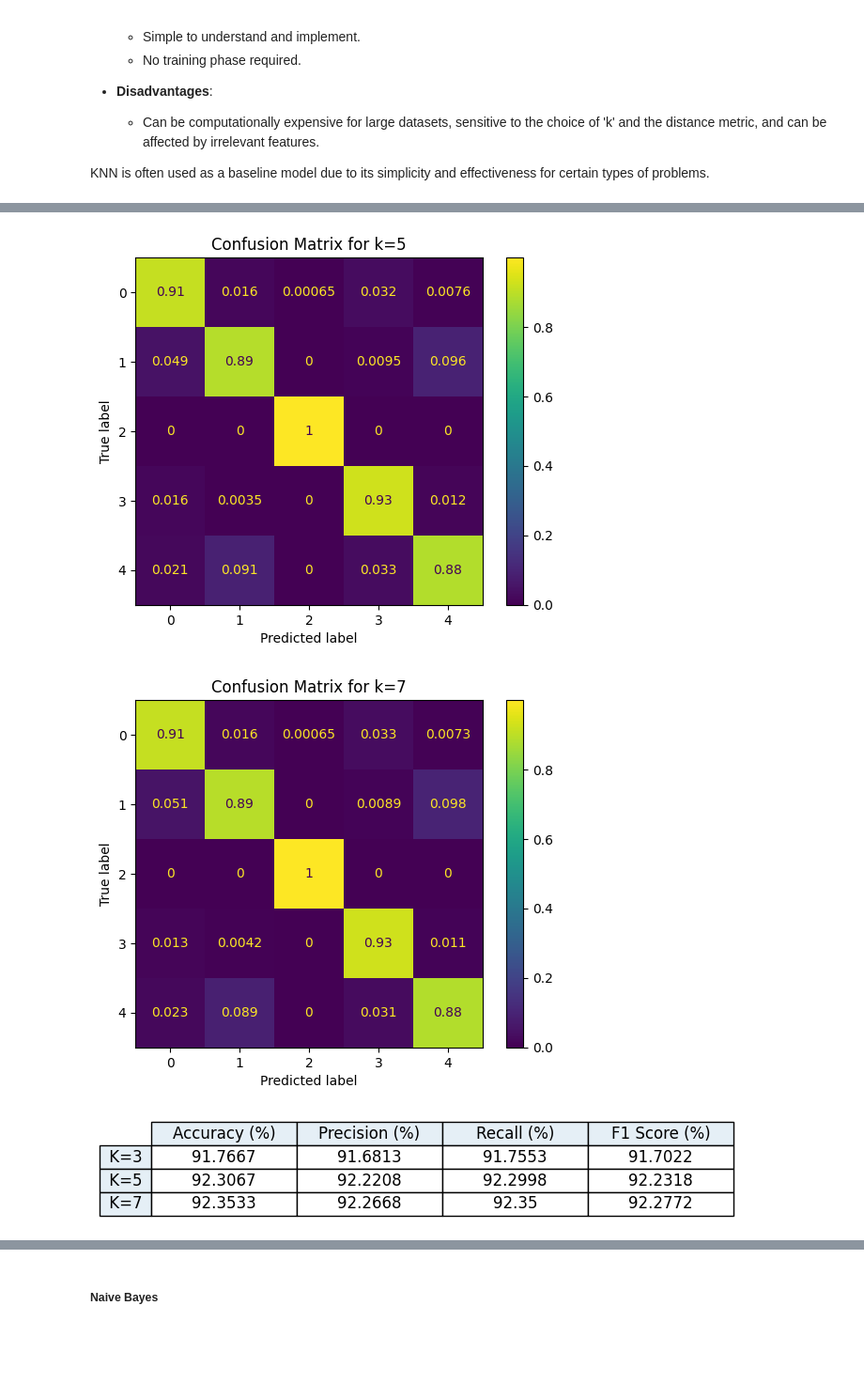
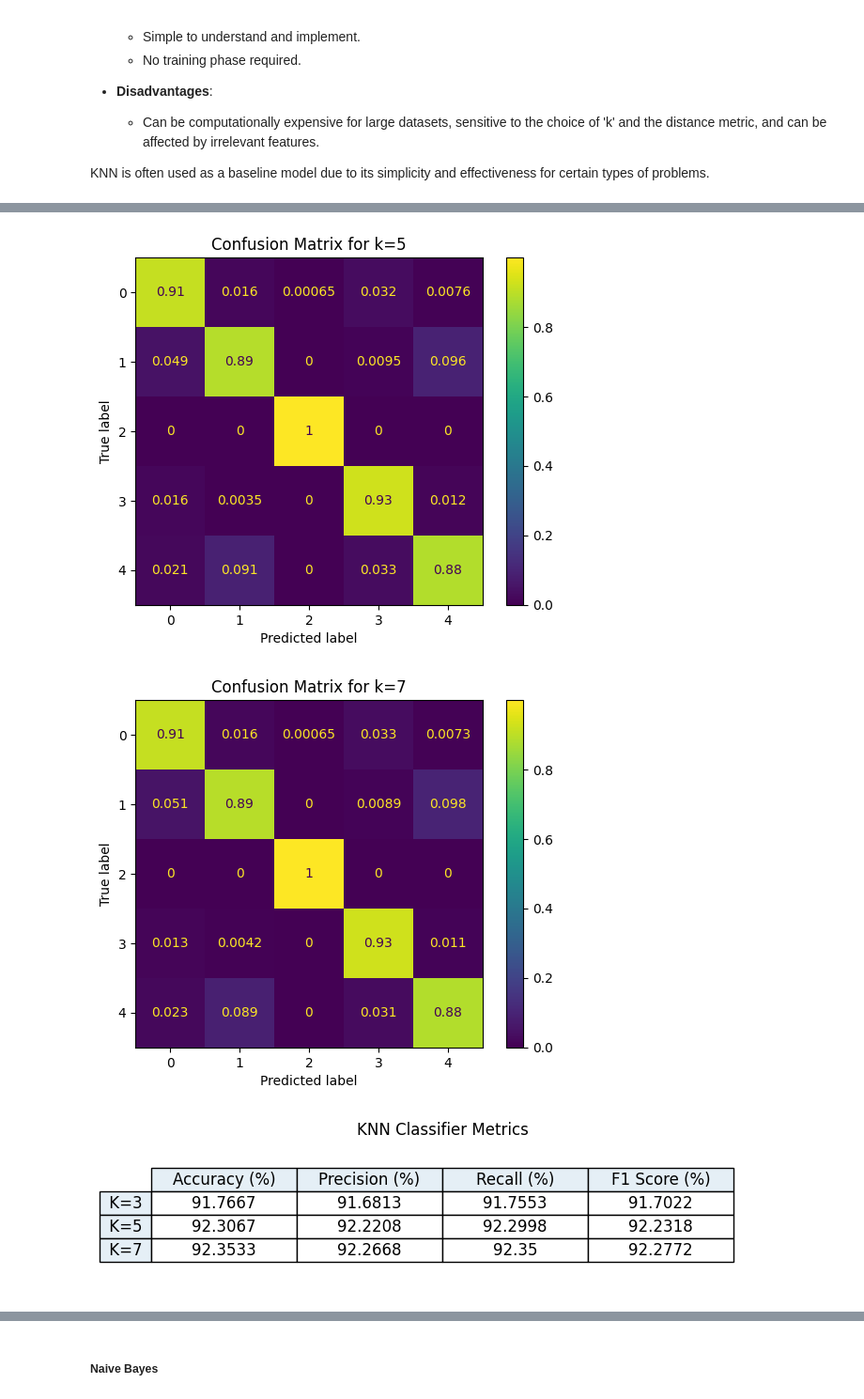
Before and after one commit to Yusufpek/BBM409, a Jupyter notebook: assignment1.ipynb, the cells around one changed output, grey strips where cells are left out. Shown at 94% size. Cells and saved outputs as stored; diff of their text form; code cells hidden in the pictures; blank space fills up the shorter version.

Commit message:
update: improve data visualization for analysis

```diff
--- a/assignment1.ipynb
+++ b/assignment1.ipynb
@@ -31,9 +29,10 @@ Define a function for showing metrices
 
 metrics = ['Accuracy (%)', 'Precision (%)', 'Recall (%)', 'F1 Score (%)']
 
-def show_table(table_cells, row_labels):
+def show_table(table_cells, row_labels, title):
     # set figure
-    plt.figure(figsize=(8, 1))
+    plt.figure(figsize=(8, 2))
+    plt.title(title)
     plt.box(on=None)
     ax = plt.gca()
     ax.get_xaxis().set_visible(False)
@@ -99,32 +98,32 @@ def knn_classifier(k):
     accuracy = accuracy_score(y_test, y_pred, normalize=True)
     precision = precision_score(y_test, y_pred, average='macro')
     recall = recall_score(y_test, y_pred, average='macro')
     f1_score_value = f1_score(y_test, y_pred, average='macro')
 
     # Confusion matrix
     matrix = confusion_matrix(y_test, y_pred, normalize="pred")
     disp = ConfusionMatrixDisplay(confusion_matrix=matrix)
     # Plot it with title
     disp.plot()
     plt.title(f'Confusion Matrix for k={k}')
     # Show it
     plt.show()
 
     # Create a table with metrics
     values = [round(accuracy * 100, 4), round(precision * 100, 4), round(recall * 100, 4), round(f1_score_value * 100, 4)]
     return values
 
 
 k_values = [3, 5, 7]
 table_cells = []
 # run with k=3, k=5, k=7
 for k in k_values:
     values = knn_classifier(k)
     table_cells.append(values)
 
-show_table(table_cells, [f" K={k} " for k in k_values])
+show_table(table_cells, [f" K={k} " for k in k_values], "KNN Classifier Metrics")
 # %% [output]
 [figure]
 [figure]
 [figure]
-[figure, old version]
+[figure, new version]
```
Also changed, not shown: parts of 4 cells of this notebook.
